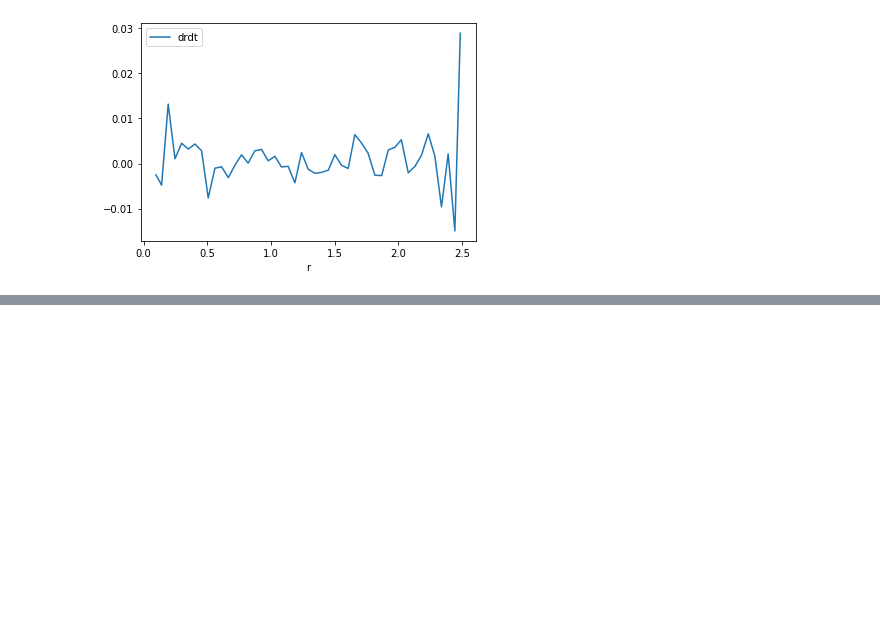
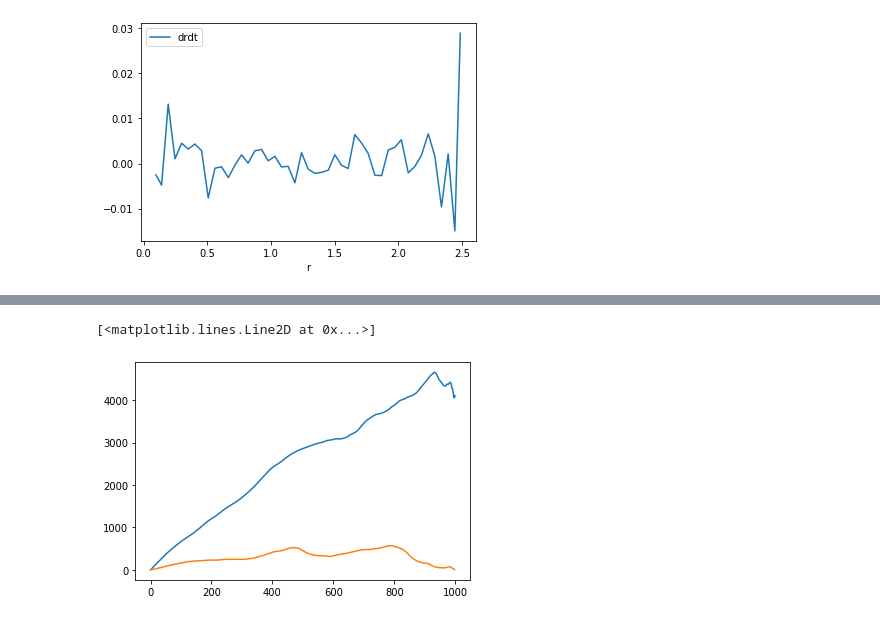
Before and after one commit to timtyree/care, a Jupyter notebook: notebooks/dev msd.ipynb, the cells around one changed output, grey strips where cells are left out. Cells and saved outputs as stored; diff of their text form; code cells hidden in the pictures; blank space fills up the shorter version.

```diff
--- a/notebooks/dev msd.ipynb
+++ b/notebooks/dev msd.ipynb
@@ -1811,0 +1855,3 @@ plt.show()
+# %%
+#TODO(later): use msd_fft on a 2D array where rows:observations::columns:xycoordinate_of_particle
+numobs=msd_fft(r).shape[0]
@@ -1811,0 +1882,11 @@ plt.show()
+# %%
+DT=1.
+dff=pd.DataFrame()
+#TODO: give dff a reasonable array of values for each
+dff['frame']=np.arange(numobs)
+dff['t']=DT*np.arange(numobs)
+dff['n']=1
+dff['x']=r[:,2]
+dff['y']=r[:,2]
+dff['pid_explicit']=np.zeros(numobs)
+dff.head()
@@ -1811,0 +1917,10 @@ plt.show()
+# %%
+dft1=pd.DataFrame([dff['t'].min()])
+dft2=pd.DataFrame([dff['t'].max()])
+lagt_values,msd_values=compute_individual_mean_squared_displacement(dff,dft1,dft2,DT=DT,pid=0,pid_col='pid_explicit')
+# %%
+plt.plot(msd_fft(r))
+plt.plot(msd_values)
+# %% [output]
+[<matplotlib.lines.Line2D at 0x...>]
+[figure, added]
```
Also changed, not shown: parts of 11 cells of this notebook, 2 other files.
